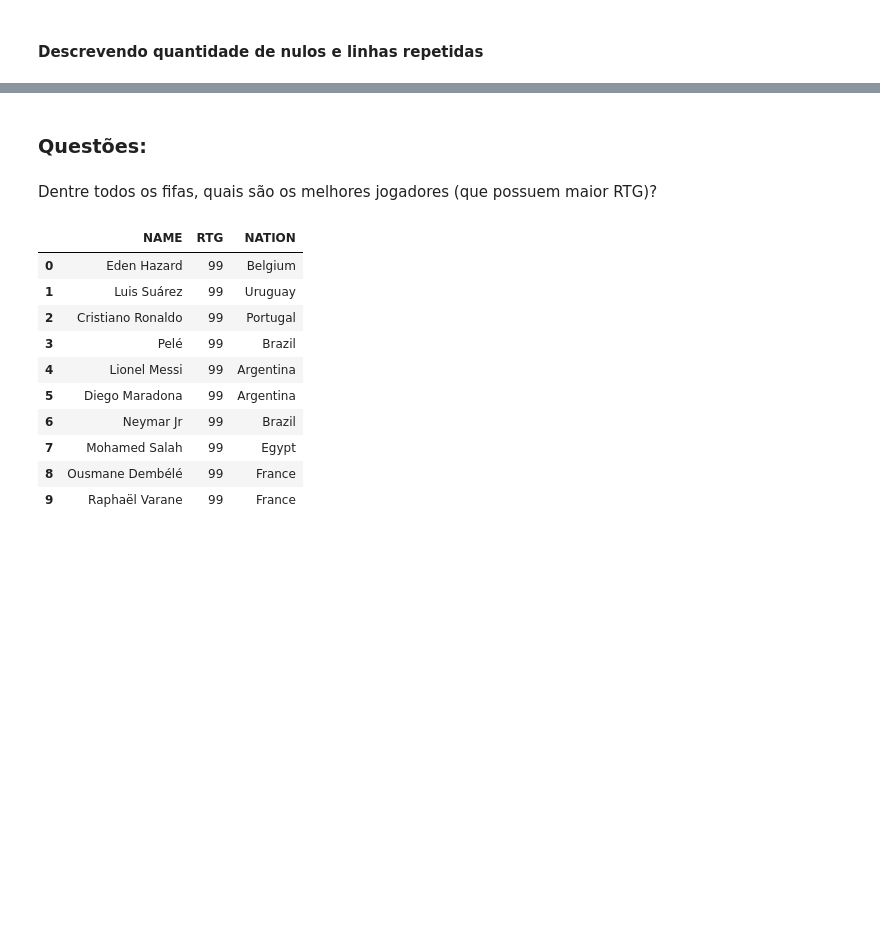
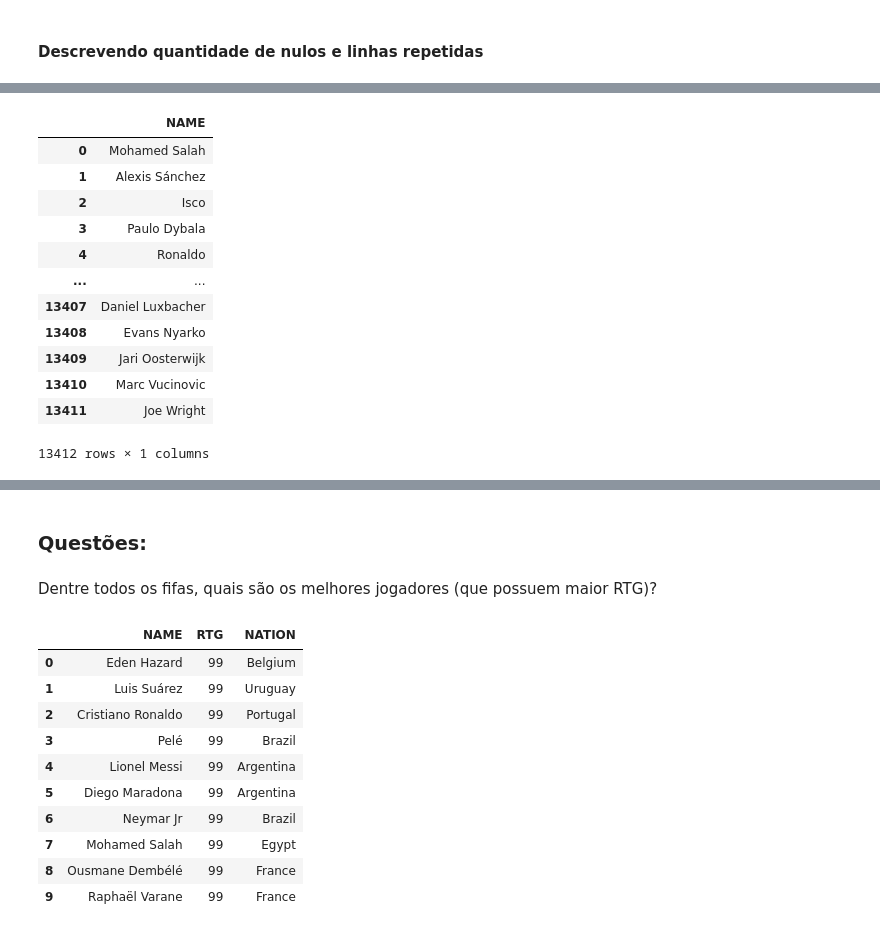
Before and after one commit to uiLLer/FIFAquerying, a Jupyter notebook: main.ipynb, the cells around one changed output, grey strips where cells are left out. Drawn from its saved outputs; the diff is of its cells as text; code cells hidden in the pictures; blank space fills up the shorter version.

```diff
--- a/main.ipynb
+++ b/main.ipynb
@@ -157,2 +151,26 @@ executeQuery(queryNulos)
 | 0 | 0 |
+# %%
+queryNomesUnicos = """
+SELECT
+    DISTINCT(NAME)
+FROM FIFA.PLAYERS_18
+"""
+queryPosUnicos = queryNomesUnicos.replace('NAME', 'POS')
+queryCardUnicos = queryNomesUnicos.replace('NAME', 'CARD')
+queryNationUnicos = queryNomesUnicos.replace('NAME', 'NATION')
+executeQuery(queryNomesUnicos)
+# %% [output]
+|  | NAME |
+| 0 | Mohamed Salah |
+| 1 | Alexis Sánchez |
+| 2 | Isco |
+| 3 | Paulo Dybala |
+| 4 | Ronaldo |
+| ... | ... |
+| 13407 | Daniel Luxbacher |
+| 13408 | Evans Nyarko |
+| 13409 | Jari Oosterwijk |
+| 13410 | Marc Vucinovic |
+| 13411 | Joe Wright |
+13412 rows × 1 columns
 # %%
```
Also changed, not shown: parts of 4 cells of this notebook.
